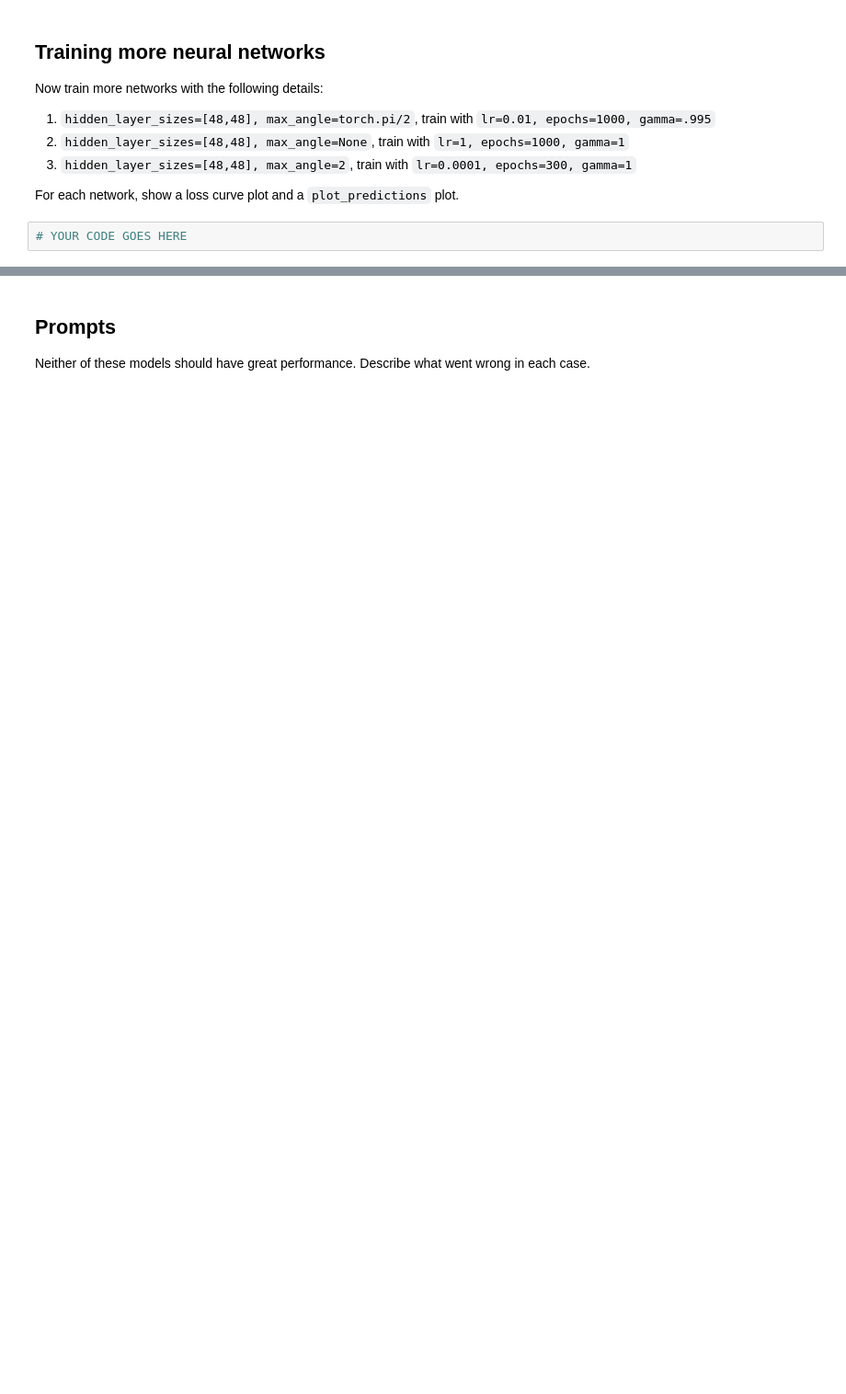
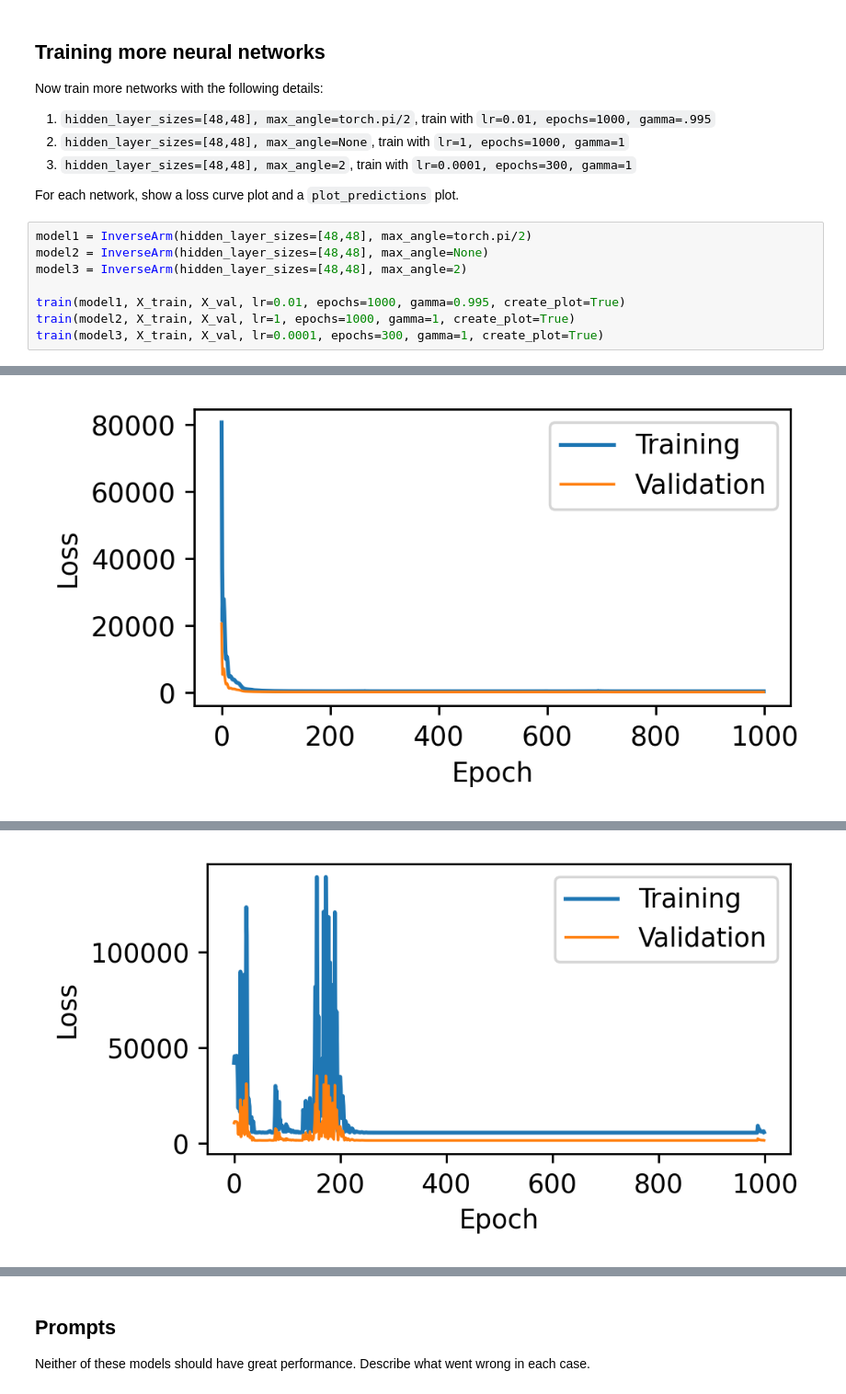
Before and after one commit to judson35/AI-ML, a Jupyter notebook: HW8/M8-HW1.ipynb, the cells around one changed output, grey strips where cells are left out. Shown at 92% size. Drawn from its saved outputs; the diff is of its cells as text; blank space fills up the shorter version.

```diff
--- a/HW8/M8-HW1.ipynb
+++ b/HW8/M8-HW1.ipynb
@@ -209,5 +336,12 @@ Now train more networks with the following details:
 3. `hidden_layer_sizes=[48,48], max_angle=2`, train with `lr=0.0001, epochs=300, gamma=1`
 
 For each network, show a loss curve plot and a `plot_predictions` plot.
-# %%
-# YOUR CODE GOES HERE
+# %%
+model1 = InverseArm(hidden_layer_sizes=[48,48], max_angle=torch.pi/2)
+model2 = InverseArm(hidden_layer_sizes=[48,48], max_angle=None)
+model3 = InverseArm(hidden_layer_sizes=[48,48], max_angle=2)
+
+train(model1, X_train, X_val, lr=0.01, epochs=1000, gamma=0.995, create_plot=True)
+train(model2, X_train, X_val, lr=1, epochs=1000, gamma=1, create_plot=True)
+train(model3, X_train, X_val, lr=0.0001, epochs=300, gamma=1, create_plot=True)
+# %% [output]
@@ -213,0 +365 @@ For each network, show a loss curve plot and a `plot_predictions` plot.
+[figure, added]
@@ -213,0 +383 @@ For each network, show a loss curve plot and a `plot_predictions` plot.
+[figure, added]
```
Also changed, not shown: parts of 14 cells of this notebook, 10 other files.
